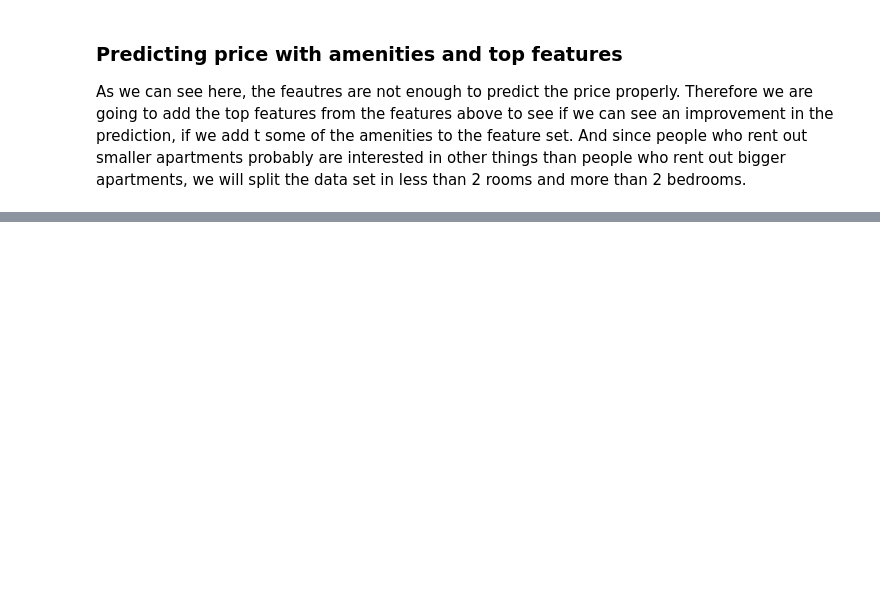
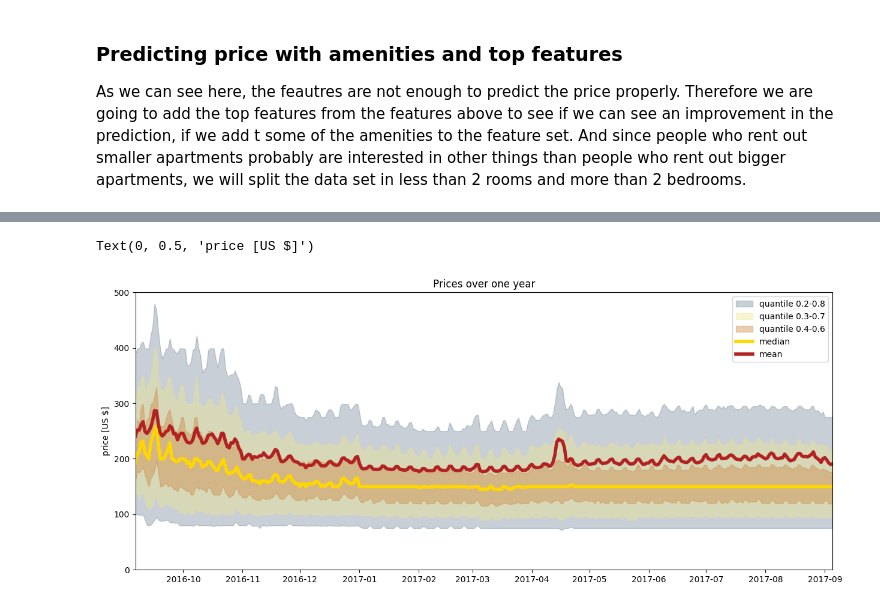
Before and after one commit to KaanDrn/udacity_data_science_project1, a Jupyter notebook: code/Boston_data.ipynb, the cells around one changed output, grey strips where cells are left out. Saved outputs shown, nothing was run; the diff lists cells and outputs as text; code cells hidden in the pictures; blank space fills up the shorter version.

```diff
--- a/code/Boston_data.ipynb
+++ b/code/Boston_data.ipynb
@@ -1029,0 +1065,41 @@ For owner of bigger apartments, it is a bit more complicated. People who rent bi
+# %%
+time_chunks = pd.date_range(min(calendar.index.get_level_values(0)),
+                            max(calendar.index.get_level_values(0))
+                           )
+
+prices_agg = {}
+for iday in time_chunks:
+    temp_agg={}
+    #idx=pd.IndexSlice
+    temp_data=calendar.loc[(iday,), 'price']
+    temp_agg = {
+        '0.2q': np.nanquantile(temp_data,0.2),
+        '0.3q': np.nanquantile(temp_data,0.3),
+        '0.4q': np.nanquantile(temp_data,0.4),
+        '0.6q': np.nanquantile(temp_data,0.6),
+        '0.7q': np.nanquantile(temp_data,0.7),
+        '0.8q': np.nanquantile(temp_data,0.8),
+        'mean':np.nanmean(temp_data),
+        'median':np.nanmedian(temp_data)
+    }
+    prices_agg[iday] = temp_agg
+
+prices_agg = pd.DataFrame(prices_agg).T
+# %%
+plt.figure(figsize=(15,6))
+plt.fill_between(prices_agg.index, prices_agg['0.2q'],prices_agg['0.8q'], alpha=0.4,color='lightslategray')
+plt.fill_between(prices_agg.index, prices_agg['0.3q'],prices_agg['0.7q'], alpha=0.4,color='khaki')
+plt.fill_between(prices_agg.index, prices_agg['0.4q'],prices_agg['0.6q'], alpha=0.4,color='peru')
+plt.plot(prices_agg.index, prices_agg['median'], linewidth=4,color='gold')
+plt.plot(prices_agg.index, prices_agg['mean'], linewidth=4,color='firebrick')
+
+plt.legend(['quantile 0.2-0.8','quantile 0.3-0.7','quantile 0.4-0.6', 'median', 'mean'])
+
+plt.ylim([0,500])
+plt.xlim([np.nanmin(prices_agg.index), np.nanmax(prices_agg.index)])
+
+plt.title('Prices over one year')
+plt.ylabel('price [US $]')
+# %% [output]
+Text(0, 0.5, 'price [US $]')
+[figure, added]
```
Also changed, not shown: parts of 19 cells of this notebook, 1 other file.
